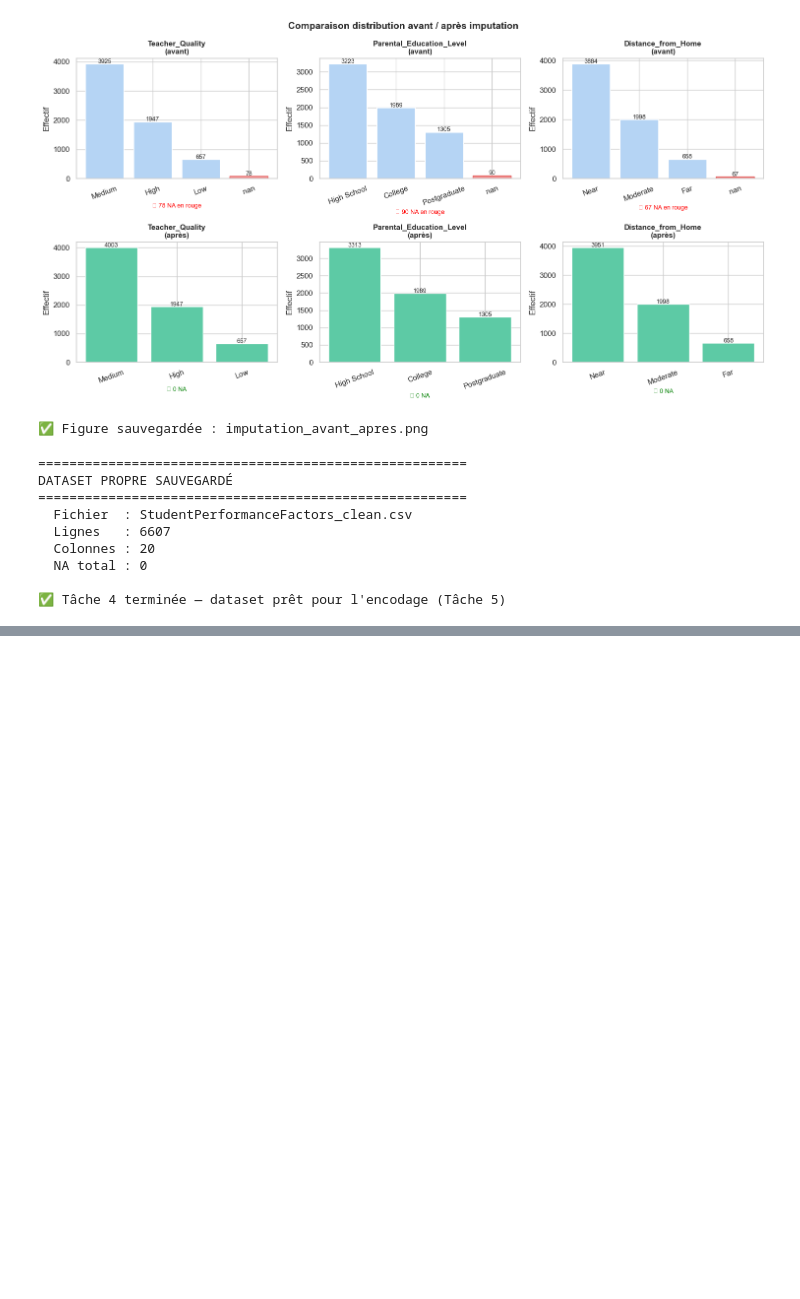
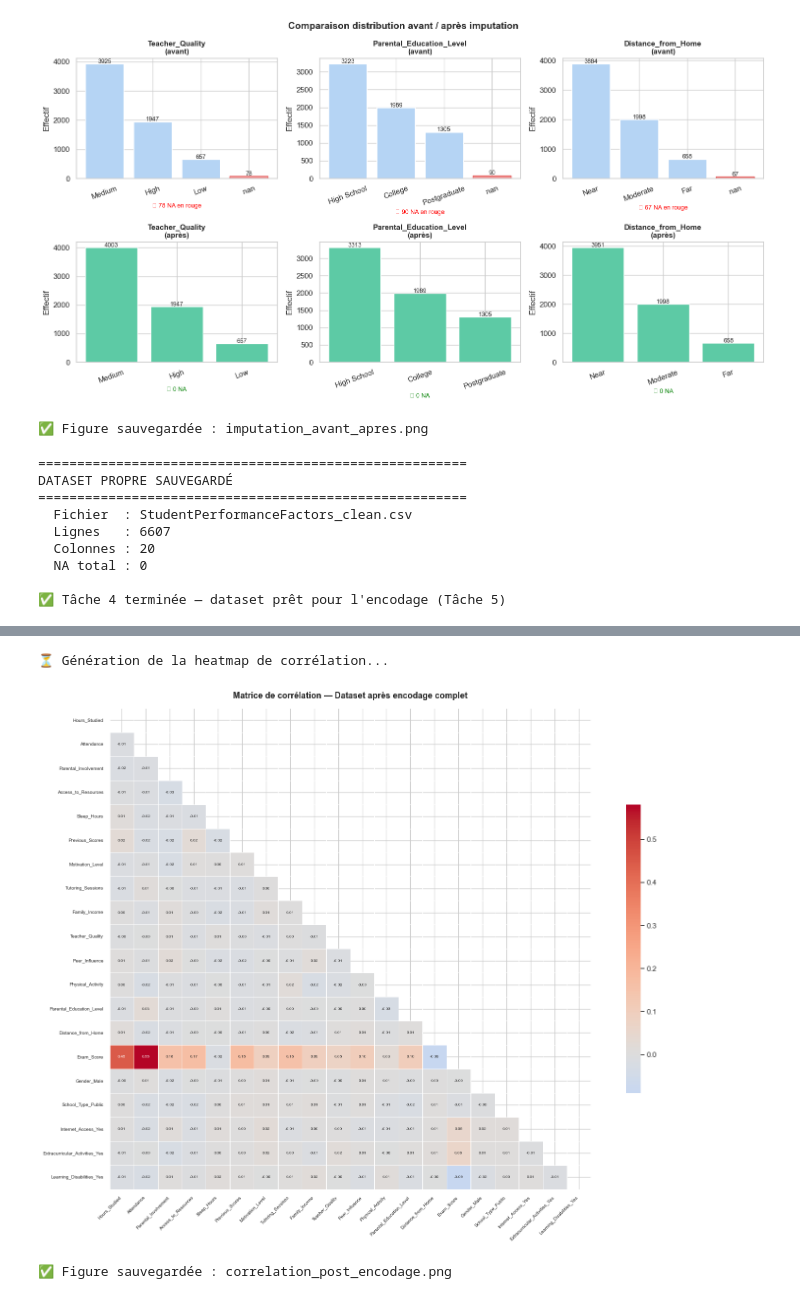
Before and after one commit to elfdlH/Projet-Encadre-Performance-Etudiante, a Jupyter notebook: Analyse_Performance_H.ipynb, the cells around one changed output, grey strips where cells are left out. Saved outputs shown, nothing was run; the diff lists cells and outputs as text; code cells hidden in the pictures; blank space fills up the shorter version.

```diff
--- a/Analyse_Performance_H.ipynb
+++ b/Analyse_Performance_H.ipynb
@@ -655,0 +710,19 @@ DATASET PROPRE SAUVEGARDÉ
+# %%
+# ──────────────────────────────────────────────────────────
+# ÉTAPE 2 — One-Hot Encoding (variables nominales)
+# ──────────────────────────────────────────────────────────
+
+nominal_cols = [
+    "Gender",
+    "School_Type",
+    "Internet_Access",
+    "Extracurricular_Activities",
+    "Learning_Disabilities",
+]
+
+df_encoded = pd.get_dummies(df_encoded, columns=nominal_cols, drop_first=True, dtype=int)
+
+print("\n✅ ONE-HOT ENCODING — nouvelles colonnes créées :")
+new_cols = [c for c in df_encoded.columns if c not in df.columns and c not in ordinal_cols]
+for c in new_cols:
+    print(f"  {c}")
@@ -655,0 +768,35 @@ DATASET PROPRE SAUVEGARDÉ
+# %%
+# ──────────────────────────────────────────────────────────
+# ÉTAPE 4 — Visualisation : heatmap de corrélation (aperçu)
+# ──────────────────────────────────────────────────────────
+
+print("\n⏳ Génération de la heatmap de corrélation...")
+
+plt.figure(figsize=(16, 12))
+corr = df_encoded.corr(numeric_only=True)
+mask = np.triu(np.ones_like(corr, dtype=bool))
+
+sns.heatmap(
+    corr,
+    mask=mask,
+    annot=True,
+    fmt=".2f",
+    cmap="coolwarm",
+    center=0,
+    linewidths=0.4,
+    annot_kws={"size": 6},
+    square=True,
+    cbar_kws={"shrink": 0.6}
+)
+plt.title("Matrice de corrélation — Dataset après encodage complet",
+          fontsize=13, fontweight="bold", pad=15)
+plt.xticks(rotation=45, ha="right", fontsize=7)
+plt.yticks(rotation=0, fontsize=7)
+plt.tight_layout()
+plt.savefig("correlation_post_encodage.png", dpi=150, bbox_inches="tight")
+plt.show()
+print("✅ Figure sauvegardée : correlation_post_encodage.png")
+# %% [output]
+⏳ Génération de la heatmap de corrélation...
+[figure, added]
+✅ Figure sauvegardée : correlation_post_encodage.png
```
Also changed, not shown: parts of 13 cells of this notebook, 8 other files.
